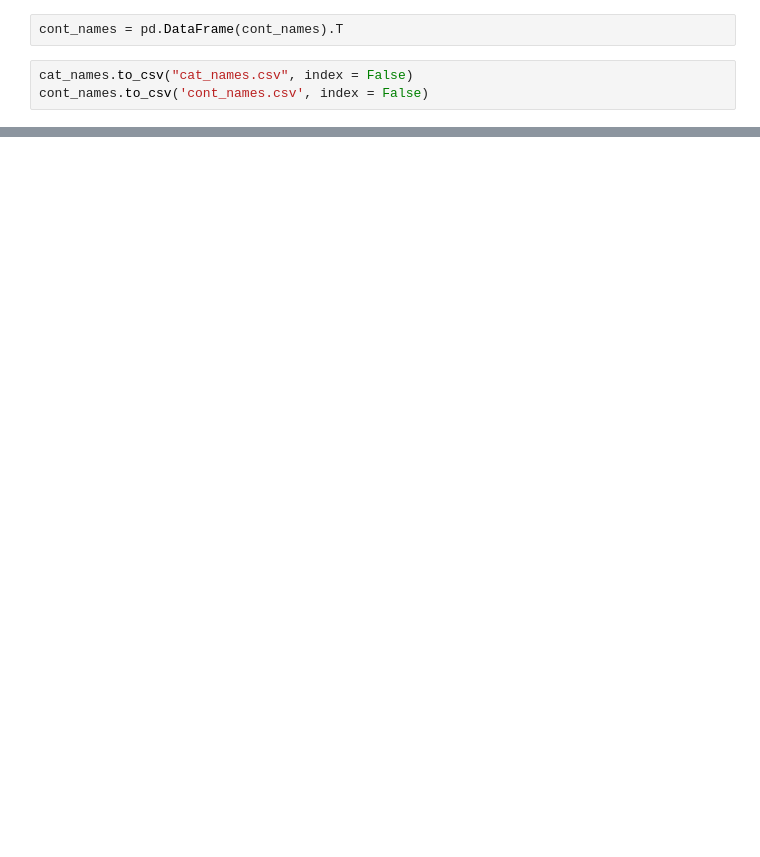
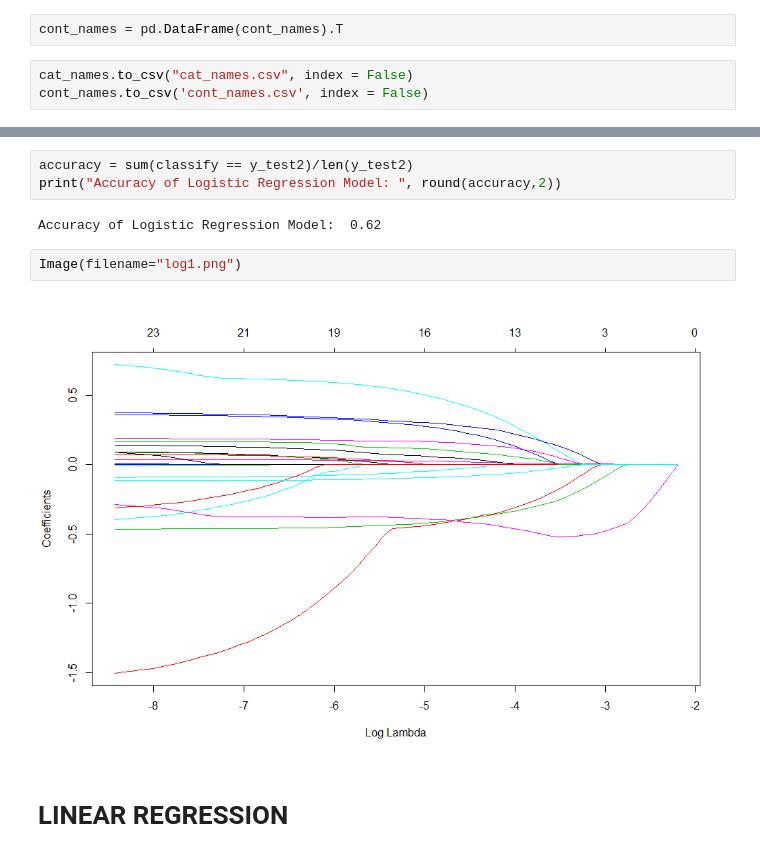
Before and after one commit to edalrami/hccs-final, a Jupyter notebook: final.ipynb, the cells around one changed output, grey strips where cells are left out. Drawn from its saved outputs; the diff is of its cells as text; blank space fills up the shorter version.

Commit message:
Finished linear regression and logistic regression models with accuracies

```diff
--- a/final.ipynb
+++ b/final.ipynb
@@ -291,0 +289,11 @@ array(['ALCOHOL_DRUG', 'ASTHMA', 'CARDIAC_ARRYTHMIA', 'CARDIAC_VALVULAR',
+# %%
+accuracy = sum(classify == y_test2)/len(y_test2)
+print("Accuracy of Logistic Regression Model: ", round(accuracy,2))
+# %% [output]
+Accuracy of Logistic Regression Model:  0.62
+# %%
+Image(filename="log1.png")
+# %% [output]
+[figure, added]
+# %% [markdown]
+# LINEAR REGRESSION
```
Also changed, not shown: parts of 31 cells of this notebook, 11 other files.
